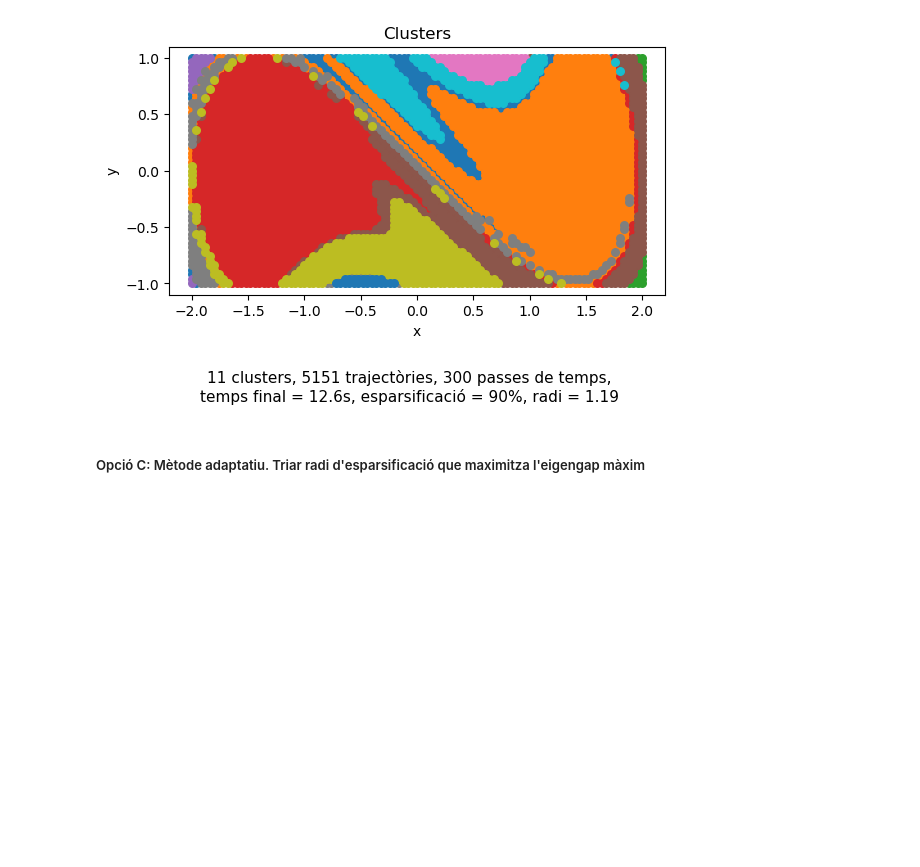
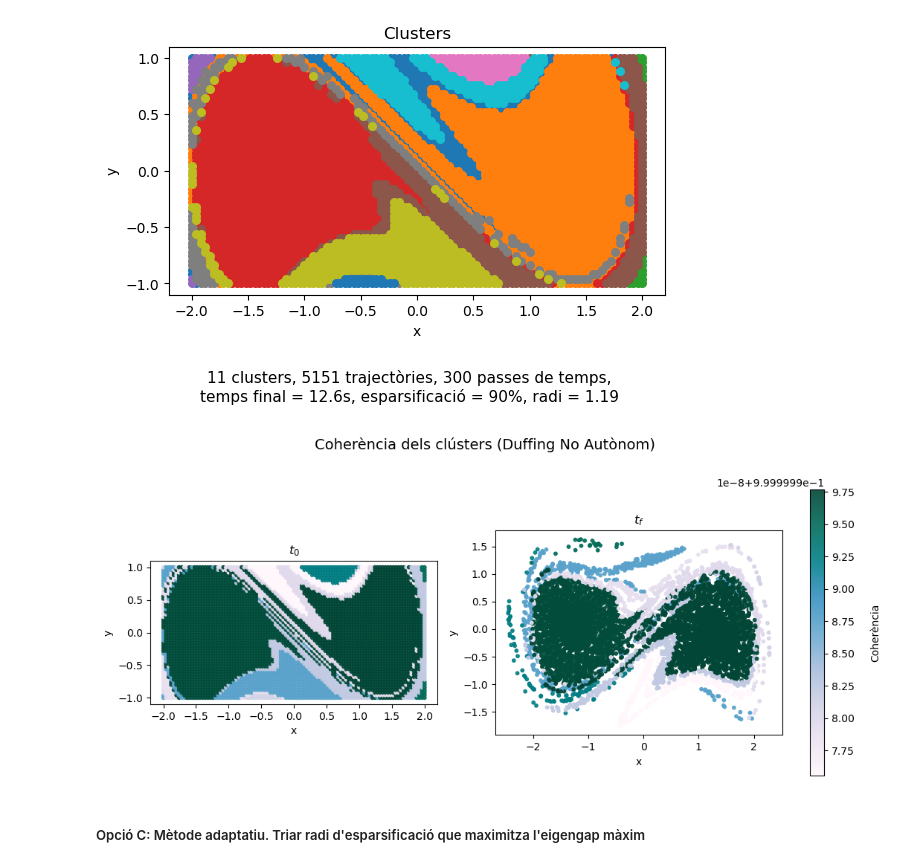
Before and after one commit to victor-lopz/spectral-clustering, a Jupyter notebook: notebooks/duffing_no_autonom.ipynb, the cells around one changed output. Drawn from its saved outputs; the diff is of its cells as text; code cells hidden in the pictures; blank space fills up the shorter version.

```diff
--- a/notebooks/duffing_no_autonom.ipynb
+++ b/notebooks/duffing_no_autonom.ipynb
@@ -119,6 +119,12 @@ veps.shape = (5151, 50)
 [figure]
 [figure]
 [figure]
+# %%
+grafica_coherencia(matriu_similaritat_W, labels,
+                   pos_t0 = trajectories[:,0,:], pos_tf = trajectories[:,-1,:],
+                   titol="Coherència dels clústers (Duffing No Autònom)")
+# %% [output]
+[figure, added]
 # %% [markdown]
 ##### Opció C: Mètode adaptatiu. Triar radi d'esparsificació que maximitza l'eigengap màxim
 # %%
```
Also changed, not shown: parts of 1 cell of this notebook, 3 other files.
